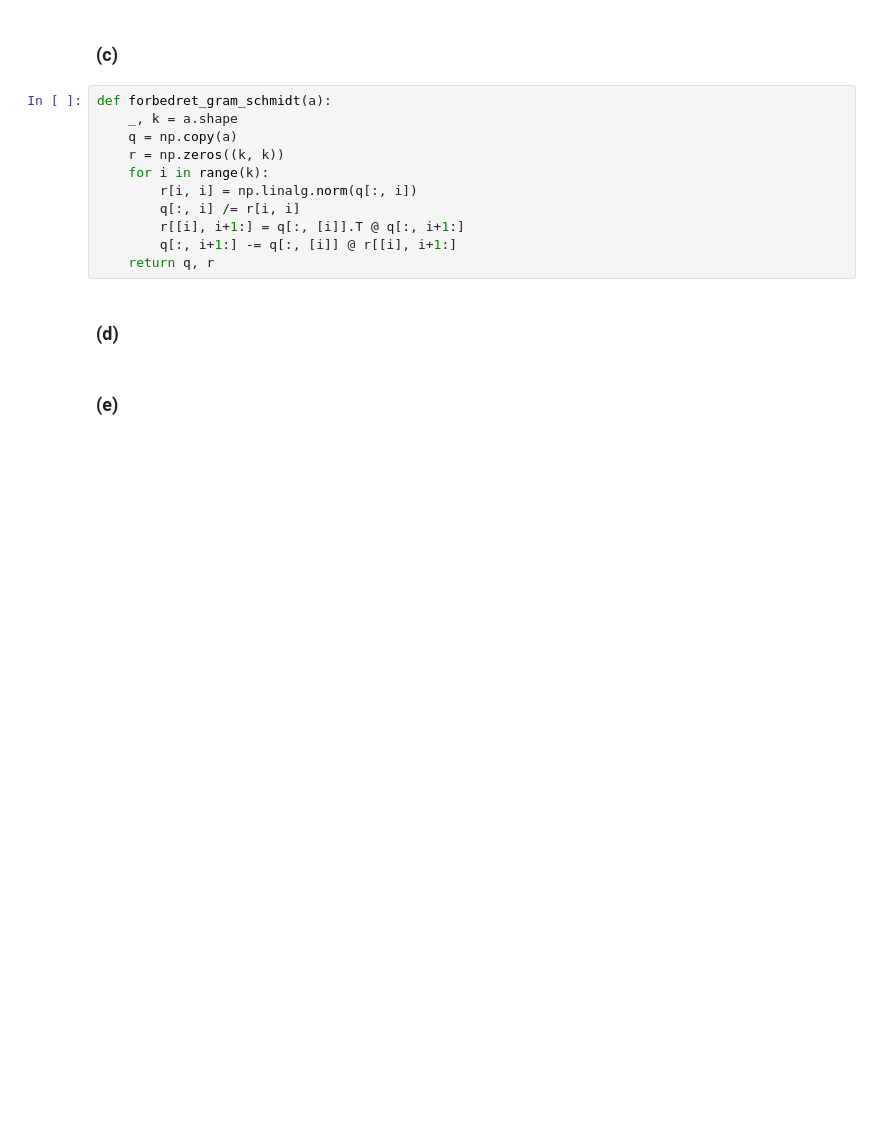
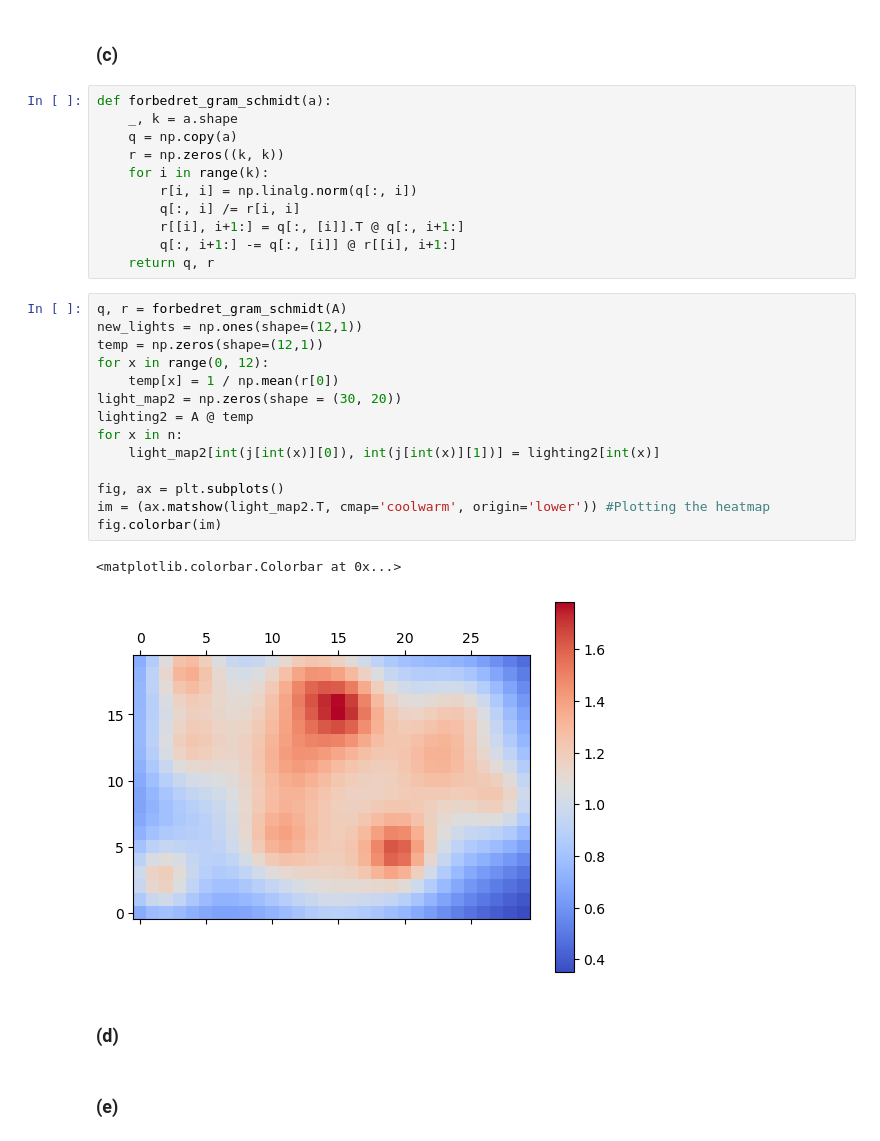
Before and after one commit to chrwinkler/NMLA-Aflevering-7, a Jupyter notebook: Aflevering 7/Aflevering 7-1.ipynb, the cells around one changed output. Saved outputs shown, nothing was run; the diff lists cells and outputs as text; blank space fills up the shorter version.

Commit message:
gram schmidt maybe

```diff
--- a/Aflevering 7/Aflevering 7-1.ipynb
+++ b/Aflevering 7/Aflevering 7-1.ipynb
@@ -75,6 +75,23 @@ def forbedret_gram_schmidt(a):
         r[[i], i+1:] = q[:, [i]].T @ q[:, i+1:]
         q[:, i+1:] -= q[:, [i]] @ r[[i], i+1:]
     return q, r
+# %%
+q, r = forbedret_gram_schmidt(A)
+new_lights = np.ones(shape=(12,1))
+temp = np.zeros(shape=(12,1))
+for x in range(0, 12):
+    temp[x] = 1 / np.mean(r[0])
+light_map2 = np.zeros(shape = (30, 20))
+lighting2 = A @ temp
+for x in n:
+    light_map2[int(j[int(x)][0]), int(j[int(x)][1])] = lighting2[int(x)]
+
+fig, ax = plt.subplots()
+im = (ax.matshow(light_map2.T, cmap='coolwarm', origin='lower')) #Plotting the heatmap
+fig.colorbar(im)
+# %% [output]
+<matplotlib.colorbar.Colorbar at 0x...>
+[figure, added]
 # %% [markdown]
 <h3>(d)</h3>
 # %% [markdown]
```
